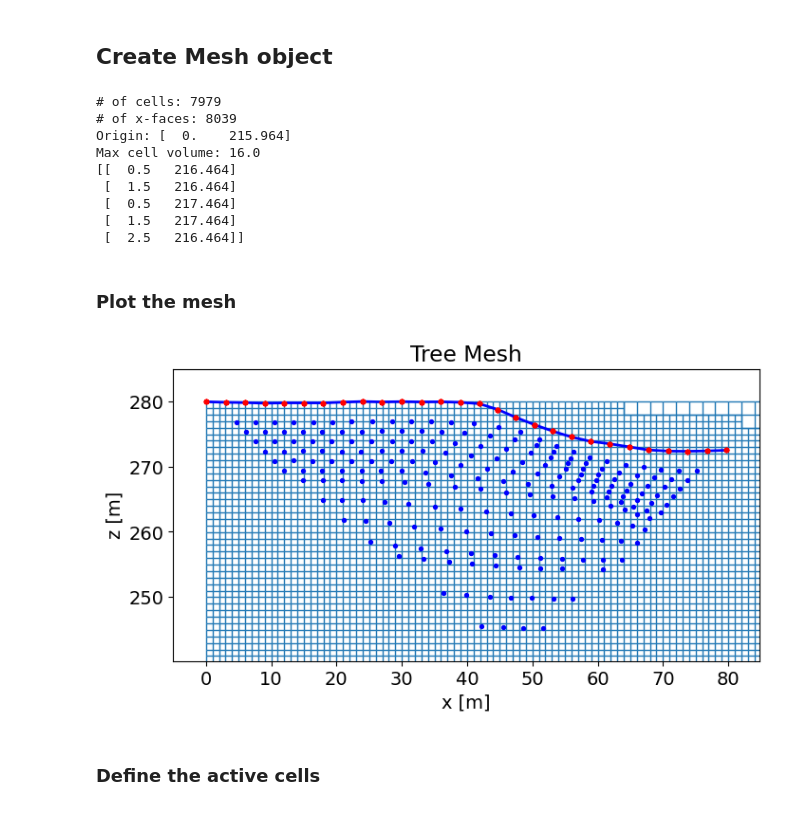
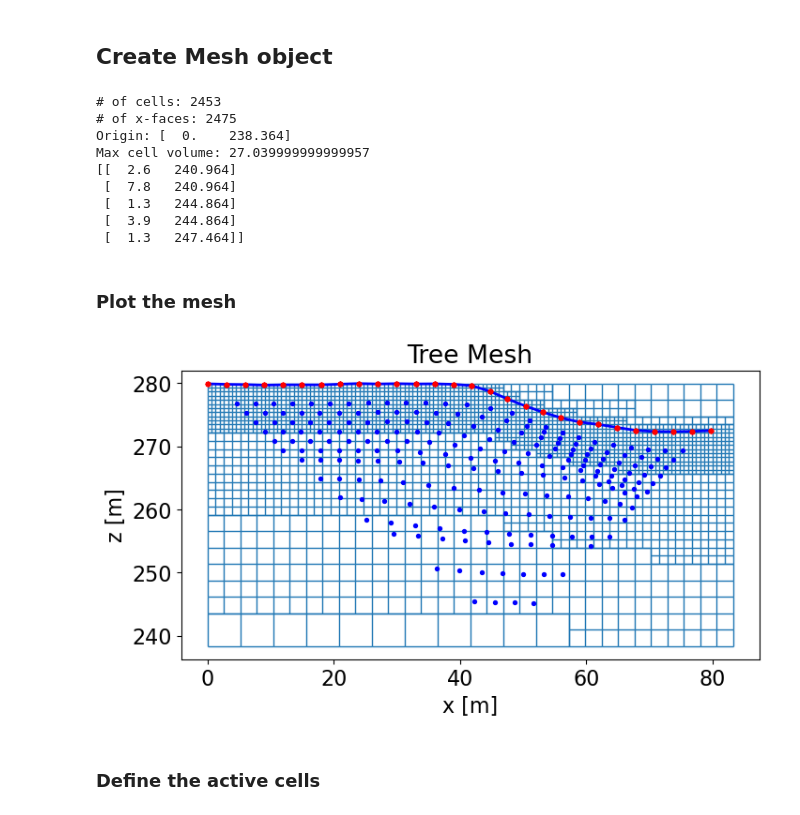
Before and after one commit to rbcmendoza/eosc-556b-project, a Jupyter notebook: phase1.ipynb, the cells around one changed output. Drawn from its saved outputs; the diff is of its cells as text; code cells hidden in the pictures.

```diff
--- a/phase1.ipynb
+++ b/phase1.ipynb
@@ -222,17 +231,17 @@ plt.show()
 # %% [markdown]
 ## Create Mesh object
 # %%
-dh = 1 # minimum cell width
+dh = 0.65 # minimum cell width
 dz = dh # minimum cell height
 
 # Domain width
 dom_width_x = topography_2d.iloc[:,0].max()-topography_2d.iloc[:,0].min()
 # Domain height, with a buffer based on percentage of depth to deepest pseudo-location
-height_buffer_percentage = 10
+height_buffer_percentage = 0
 dom_height_z = (topography_2d.iloc[:,1].max()-pseudo_locations_xz[:,1].min()) * (1+(height_buffer_percentage/100))
 
 # number of base cells in x and z
-nbcx = 2 ** (int(np.round(np.log(dom_width_x / dh) / np.log(2.0)))+1)
+nbcx = 2 ** (int(np.ceil(np.log(dom_width_x / dh) / np.log(2.0))))
 nbcz = 2 ** (int(np.ceil(np.log(dom_height_z / dz) / np.log(2.0))))
 
 # Define the base mesh with top at z = 0 m.
@@ -266,15 +275,15 @@ print("Origin: {}".format(mesh.origin))  # bottom-southewest corner
 print("Max cell volume: {}".format(mesh.cell_volumes.max()))  # Largest cell size
 print(mesh.cell_centers[0:5, :])  # Cell center locations
 # %% [output]
-# of cells: 7979
-# of x-faces: 8039
-Origin: [  0.    215.964]
-Max cell volume: 16.0
-[[  0.5   216.464]
- [  1.5   216.464]
- [  0.5   217.464]
- [  1.5   217.464]
- [  2.5   216.464]]
+# of cells: 2453
+# of x-faces: 2475
+Origin: [  0.    238.364]
+Max cell volume: 27.039999999999957
+[[  2.6   240.964]
+ [  7.8   240.964]
+ [  1.3   244.864]
+ [  3.9   244.864]
+ [  1.3   247.464]]
 # %% [markdown]
 ### Plot the mesh
 # %%
@@ -282,36 +291,36 @@ fig2, ax2 = plt.subplots(1,1, figsize=(8,4))
 
 # Plot mesh
 mesh.plot_grid(ax=ax2, linewidth = 1, zorder=1)
 
 # Overlay topography, electrodes, and pseudo-locations
 # Plot topography z-column vs x-column
 ax2.plot(topography_2d.iloc[:,0], topography_2d.iloc[:,1], color="b", linewidth=2, label='surface', zorder=1)
 # Plot electrodes B and N. They are the outer electrodes, so we plot them to show the full range of electrodes.
 ax2.scatter(locations_b[:,0], locations_b[:,1], 8, "r", label='electrodes')
 ax2.scatter(locations_n[:,0], locations_n[:,1], 8, "r")
 # Plot pseudo-locations
 ax2.scatter(pseudo_locations_xz[:, 0], pseudo_locations_xz[:, -1], 8, "b", label='pseudo-locations')
 # Set vertical exaggeration to 1
 ax2.set_aspect('equal', adjustable='box')
 
 # Set x and y limits
 buffer_in_meters = 5
 xlim_max = topography_2d.iloc[:,0].max()
 xlim_min = topography_2d.iloc[:,0].min()
 ylim_max = topography_2d.iloc[:,1].max()
 ylim_min = pseudo_locations_xz[:,1].min()
-ax2.set_xlim(xlim_min-buffer_in_meters, xlim_max+buffer_in_meters)
-ax2.set_ylim(ylim_min-buffer_in_meters, ylim_max+buffer_in_meters)
+# ax2.set_xlim(xlim_min-buffer_in_meters, xlim_max+buffer_in_meters)
+# ax2.set_ylim(ylim_min-buffer_in_meters, ylim_max+buffer_in_meters)
 
 # Other plot elements
 ax2.grid(False)
 ax2.set_ylabel('z [m]')
 ax2.set_xlabel('x [m]')
 ax2.set_title('Tree Mesh')
 
 plt.show()
 # %% [output]
-[figure, old version]
+[figure, new version]
 # %% [markdown]
 ### Define the active cells
 # %%
```
Also changed, not shown: parts of 23 cells of this notebook, 4 other files.
